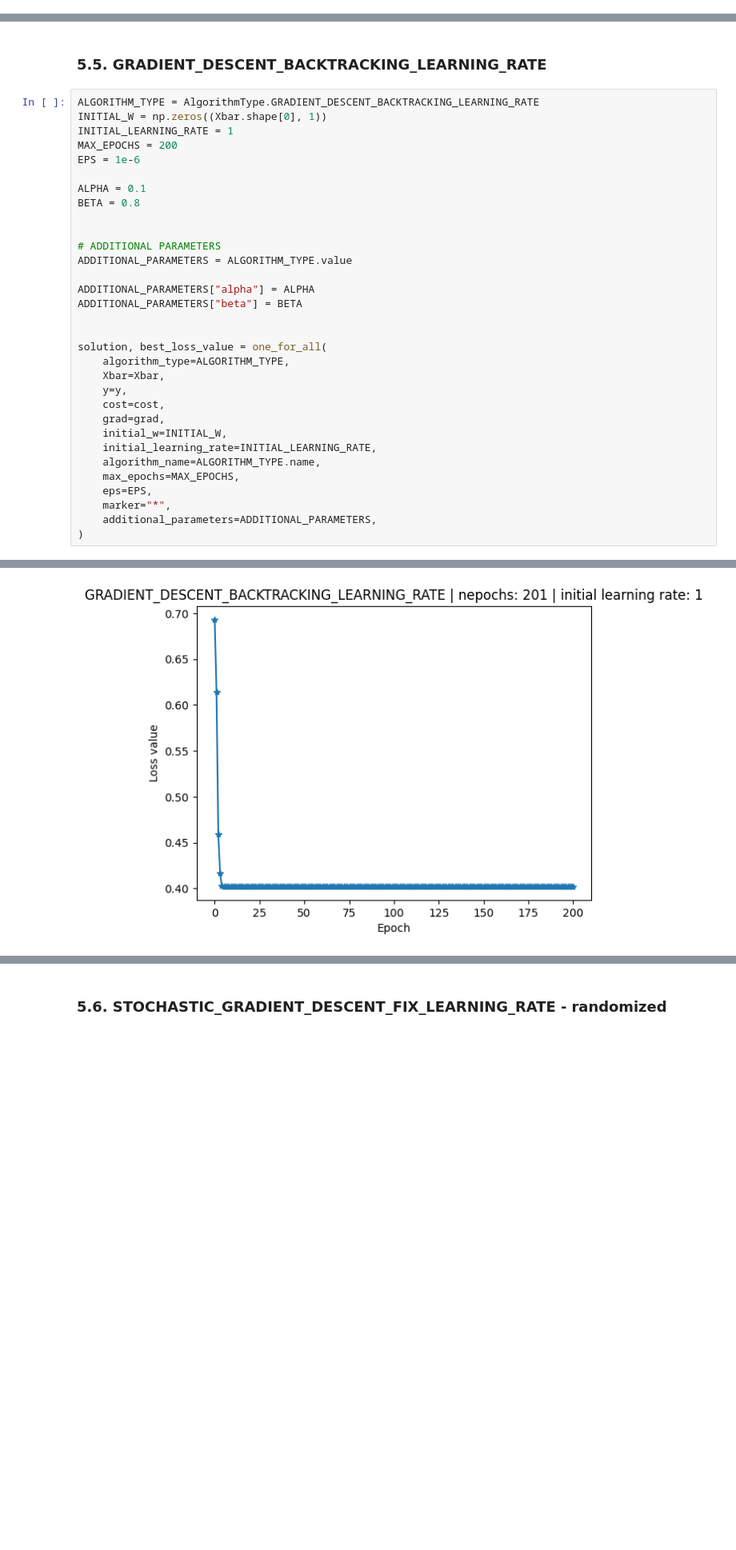
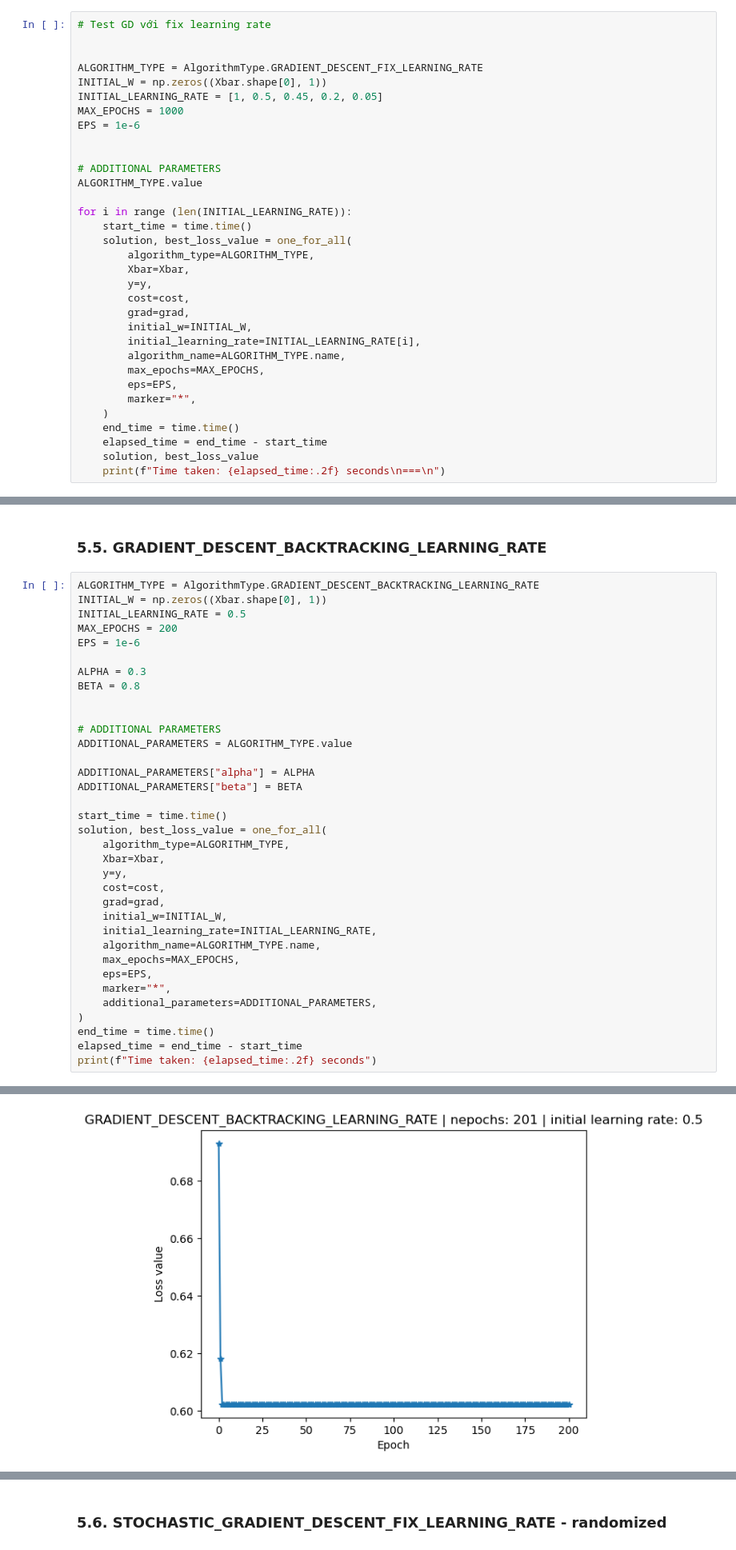
Before and after one commit to DucTrung1802/advanced-optimization, a Jupyter notebook: hw2/advanced_optimization_hw2.ipynb, the cells around one changed output, grey strips where cells are left out. Shown at 80% size. Saved outputs shown, nothing was run; the diff lists cells and outputs as text; blank space fills up the shorter version.

Commit message:
Test GD

```diff
--- a/hw2/advanced_optimization_hw2.ipynb
+++ b/hw2/advanced_optimization_hw2.ipynb
@@ -724,0 +730,33 @@ None
+# %%
+# Test GD với fix learning rate
+
+
+ALGORITHM_TYPE = AlgorithmType.GRADIENT_DESCENT_FIX_LEARNING_RATE
+INITIAL_W = np.zeros((Xbar.shape[0], 1))
+INITIAL_LEARNING_RATE = [1, 0.5, 0.45, 0.2, 0.05]
+MAX_EPOCHS = 1000
+EPS = 1e-6
+
+
+# ADDITIONAL PARAMETERS
+ALGORITHM_TYPE.value
+
+for i in range (len(INITIAL_LEARNING_RATE)):
+    start_time = time.time()
+    solution, best_loss_value = one_for_all(
+        algorithm_type=ALGORITHM_TYPE,
+        Xbar=Xbar,
+        y=y,
+        cost=cost,
+        grad=grad,
+        initial_w=INITIAL_W,
+        initial_learning_rate=INITIAL_LEARNING_RATE[i],
+        algorithm_name=ALGORITHM_TYPE.name,
+        max_epochs=MAX_EPOCHS,
+        eps=EPS,
+        marker="*",
+    )
+    end_time = time.time()
+    elapsed_time = end_time - start_time
+    solution, best_loss_value
+    print(f"Time taken: {elapsed_time:.2f} seconds\n===\n")
@@ -727,11 +795,11 @@ None
 # %%
 ALGORITHM_TYPE = AlgorithmType.GRADIENT_DESCENT_BACKTRACKING_LEARNING_RATE
 INITIAL_W = np.zeros((Xbar.shape[0], 1))
-INITIAL_LEARNING_RATE = 1
+INITIAL_LEARNING_RATE = 0.5
 MAX_EPOCHS = 200
 EPS = 1e-6
 
-ALPHA = 0.1
+ALPHA = 0.3
 BETA = 0.8
 
 
@@ -741,7 +809,7 @@ ADDITIONAL_PARAMETERS = ALGORITHM_TYPE.value
 ADDITIONAL_PARAMETERS["alpha"] = ALPHA
 ADDITIONAL_PARAMETERS["beta"] = BETA
 
-
+start_time = time.time()
 solution, best_loss_value = one_for_all(
     algorithm_type=ALGORITHM_TYPE,
     Xbar=Xbar,
@@ -756,4 +824,7 @@ solution, best_loss_value = one_for_all(
     marker="*",
     additional_parameters=ADDITIONAL_PARAMETERS,
 )
+end_time = time.time()
+elapsed_time = end_time - start_time
+print(f"Time taken: {elapsed_time:.2f} seconds")
 # %% [output]
@@ -762 +833 @@ GRADIENT_DESCENT_BACKTRACKING_LEARNING_RATE | Best value: 0.402214
-[figure, old version]
+[figure, new version]
```
Also changed, not shown: parts of 18 cells of this notebook.
